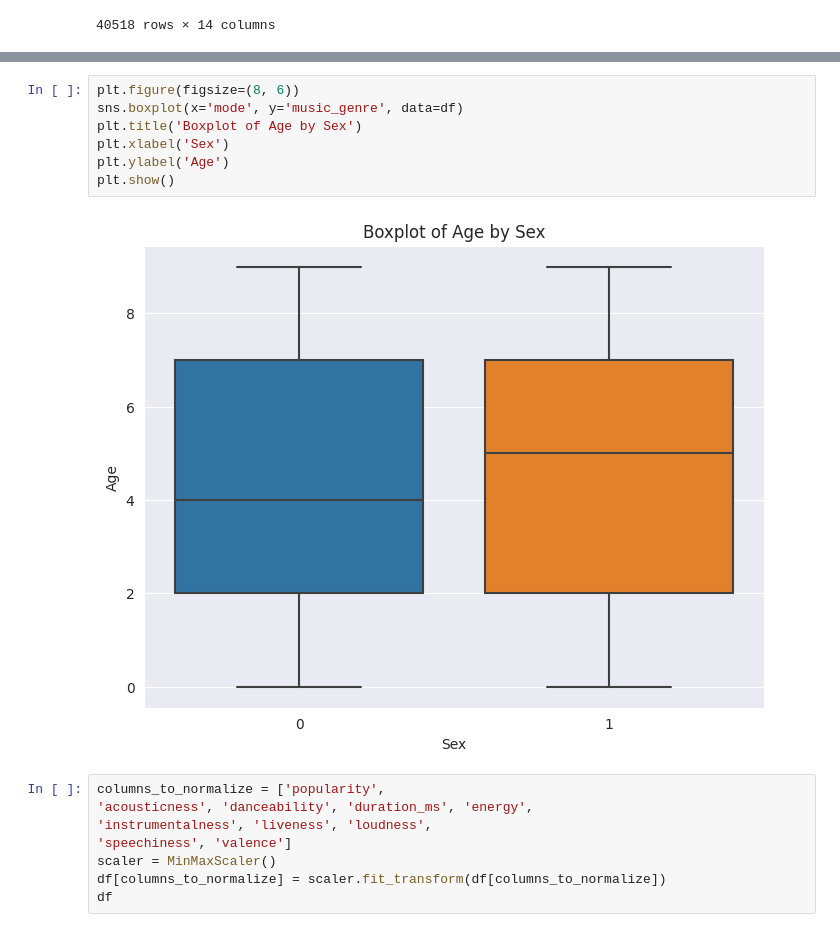
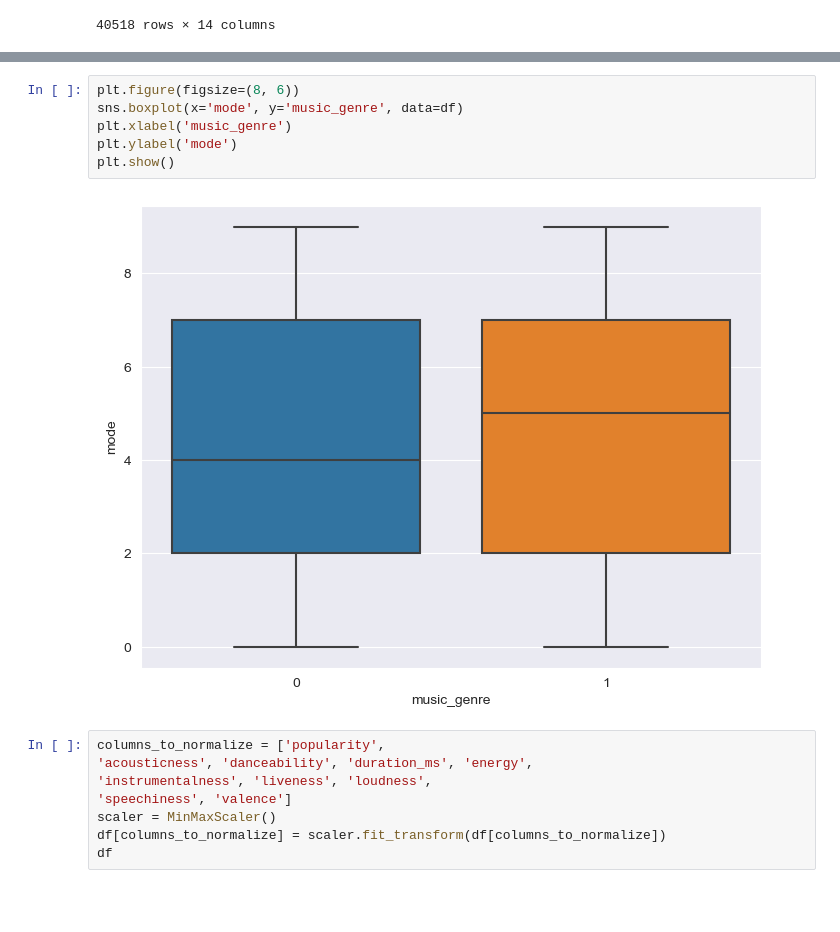
Before and after one commit to wvshv/KPI-Data-Analysis, a Jupyter notebook: Lab1/Shevtsova_1laba.ipynb, the cells around one changed output, grey strips where cells are left out. Drawn from its saved outputs; the diff is of its cells as text; blank space fills up the shorter version.

```diff
--- a/Lab1/Shevtsova_1laba.ipynb
+++ b/Lab1/Shevtsova_1laba.ipynb
@@ -102,12 +102,11 @@ plt.show()
 # %%
 plt.figure(figsize=(8, 6))
 sns.boxplot(x='mode', y='music_genre', data=df)
-plt.title('Boxplot of Age by Sex')
-plt.xlabel('Sex')
-plt.ylabel('Age')
+plt.xlabel('music_genre')
+plt.ylabel('mode')
 plt.show()
 # %% [output]
-[figure, old version]
+[figure, new version]
 # %%
 columns_to_normalize = ['popularity',
 'acousticness', 'danceability', 'duration_ms', 'energy',
```
Also changed, not shown: parts of 7 cells of this notebook.
